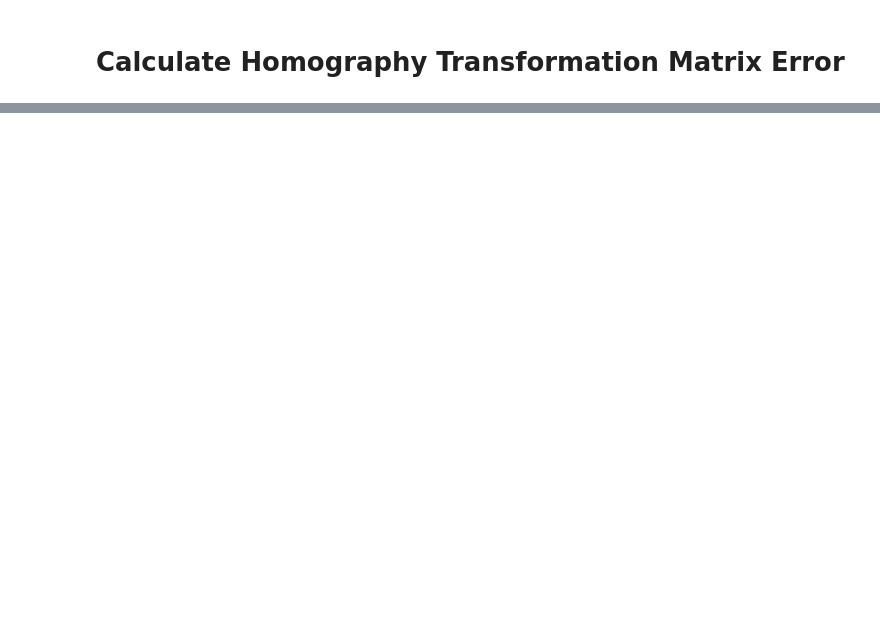
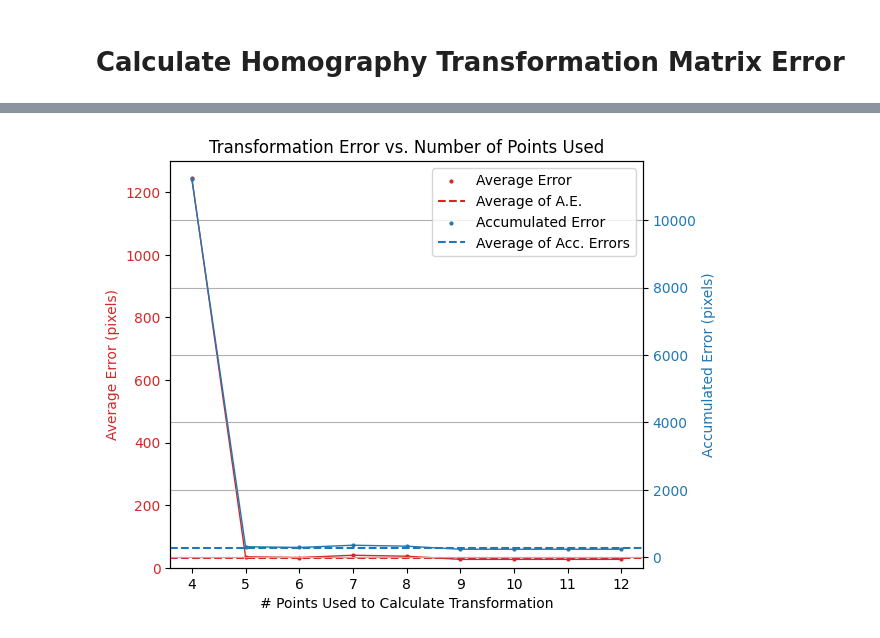
Before and after one commit to alibustami/DriveNetBench, a Jupyter notebook: notebooks/calculate_transformation_error.ipynb, the cells around one changed output, grey strips where cells are left out. Cells and saved outputs as stored; diff of their text form; code cells hidden in the pictures; blank space fills up the shorter version.

```diff
--- a/notebooks/calculate_transformation_error.ipynb
+++ b/notebooks/calculate_transformation_error.ipynb
@@ -69,9 +69,9 @@ sv.plot_image(annotated_image)
 # %%
 org_source_keypoints = np.load(
-    "/Users/aalbustami/UMD/BIMI/projects/broverette/DriveNetBench/keypoints/old_keypoints_from_camera.npy"
+    "/home/ali/bimi/DriveNetBench/keypoints/new_track/keypoints_from_camera.npy"
 )
 org_target_keypoints = np.load(
-    "/Users/aalbustami/UMD/BIMI/projects/broverette/DriveNetBench/keypoints/old_keypoints_from_digital.npy"
+    "/home/ali/bimi/DriveNetBench/keypoints/new_track/keypoints_from_diagram.npy"
 )
 
 avg_errors = []
@@ -106,19 +106,3 @@ for i in range(4, TOTAL_POINTS + 1):
     )
     avg_errors.append(avg_error)
     accumulated_errors.append(accumulated_error)
-
-
-plt.plot(
-    range(4, TOTAL_POINTS + 1), avg_errors, label="Average Error", color="r"
-)
-plt.scatter(range(4, TOTAL_POINTS + 1), avg_errors, color="r")
-plt.plot(
-    range(4, TOTAL_POINTS + 1), accumulated_errors, label="Accumulated Error"
-)
-plt.scatter(range(4, TOTAL_POINTS + 1), accumulated_errors)
-plt.legend()
-plt.xlabel("# Points Used to Calculate Transformation")
-plt.ylabel("Error (pixels)")
-plt.title("Transformation Error vs. Number of Points Used")
-plt.grid()
-plt.show()
@@ -350,0 +109,66 @@ plt.show()
+# %%
+RANGE = range(4, TOTAL_POINTS + 1)
+POINT_SIZE = 4
+LINE_WIDTH = 1
+fig, ax1 = plt.subplots()
+color = "tab:red"
+ax1.set_ylim(0, 1300)
+ax1.set_xlabel("# Points Used to Calculate Transformation")
+ax1.set_ylabel("Average Error (pixels)", color=color)
+ax1.scatter(
+    RANGE,
+    avg_errors,
+    label="Average Error",
+    color=color,
+    s=POINT_SIZE,
+)
+ax1.plot(
+    RANGE,
+    avg_errors,
+    color=color,
+    linewidth=LINE_WIDTH,
+)
+
+ax1.axhline(
+    y=np.mean(avg_errors[1:]),
+    color=color,
+    linestyle="--",
+    label="Average of A.E.",
+)
+ax1.tick_params(axis="y", labelcolor=color)
+
+ax2 = ax1.twinx()
+
+color = "tab:blue"
+ax2.set_ylabel("Accumulated Error (pixels)", color=color)
+ax2.scatter(
+    RANGE,
+    accumulated_errors,
+    label="Accumulated Error",
+    color=color,
+    s=POINT_SIZE
+)
+ax2.plot(
+    RANGE,
+    accumulated_errors,
+    color=color,
+    linewidth=LINE_WIDTH,
+)
+ax2.tick_params(axis="y", labelcolor=color)
+ax2.axhline(
+    y=np.mean(accumulated_errors[1:]),
+    color=color,
+    linestyle="--",
+    label="Average of Acc. Errors",
+)
+lines1, labels1 = ax1.get_legend_handles_labels()
+lines2, labels2 = ax2.get_legend_handles_labels()
+
+
+fig.tight_layout()
+plt.title("Transformation Error vs. Number of Points Used")
+plt.grid()
+plt.legend(lines1 + lines2, labels1 + labels2)
+plt.show()
+# %% [output]
+[figure, added]
```
Also changed, not shown: parts of 22 cells of this notebook.
